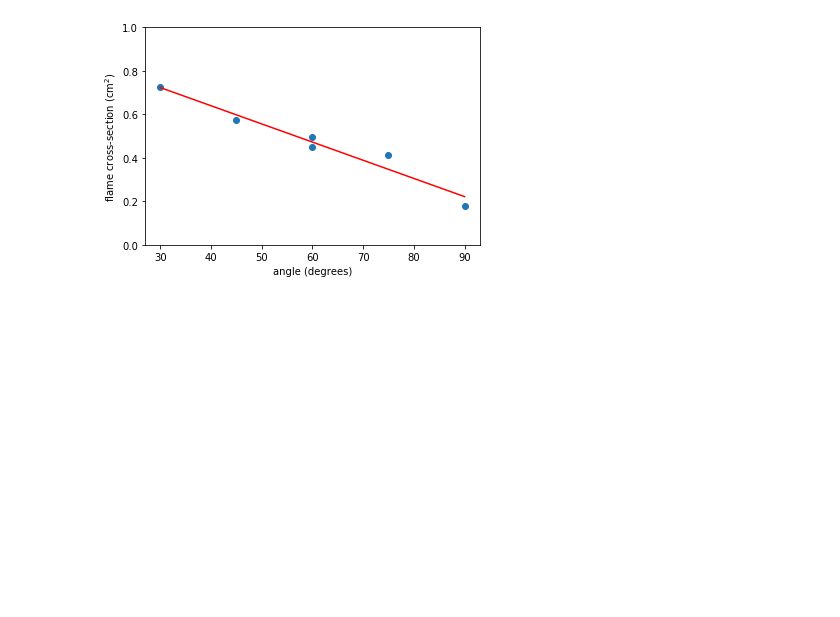
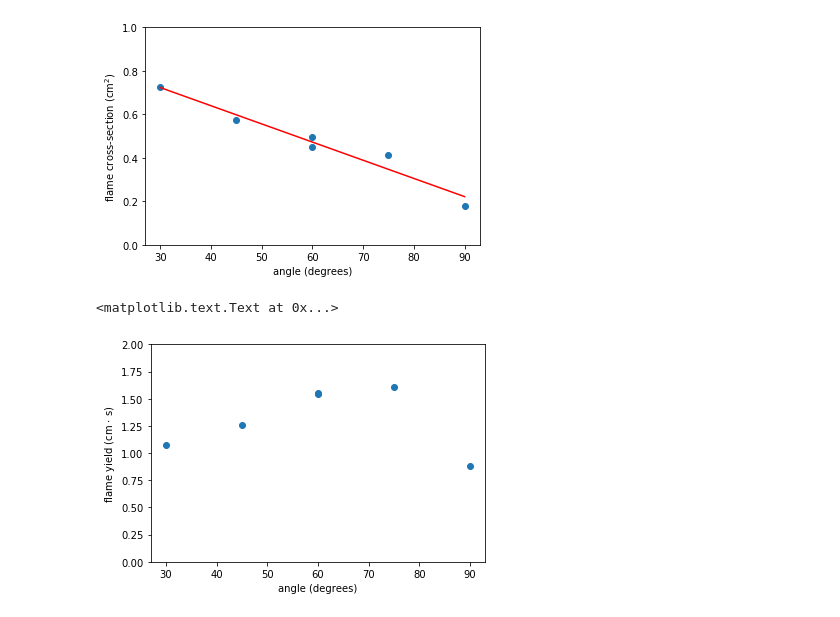
Before and after one commit to cigar-research/cigar-research, a Jupyter notebook: cedar-analysis/flame_velocity_analysis.ipynb, the cells around one changed output. Drawn from its saved outputs; the diff is of its cells as text; code cells hidden in the pictures; blank space fills up the shorter version.

Commit message:
Flame yield analysis for A measurements

```diff
--- a/cedar-analysis/flame_velocity_analysis.ipynb
+++ b/cedar-analysis/flame_velocity_analysis.ipynb
@@ -140,3 +141,15 @@ plt.ylim(0,1)
 plt.savefig("plots/flame_sizes.png", dpi=300)
 # %% [output]
 [figure]
+# %%
+fom = sizes/vels
+
+plt.scatter(angs, fom)
+plt.ylim(0,2)
+plt.xlabel("angle (degrees)")
+plt.ylabel("flame yield (cm $\cdot$ s)")
+
+plt.
+# %% [output]
+<matplotlib.text.Text at 0x...>
+[figure, added]
```
Also changed, not shown: parts of 1 cell of this notebook, 2 other files.
